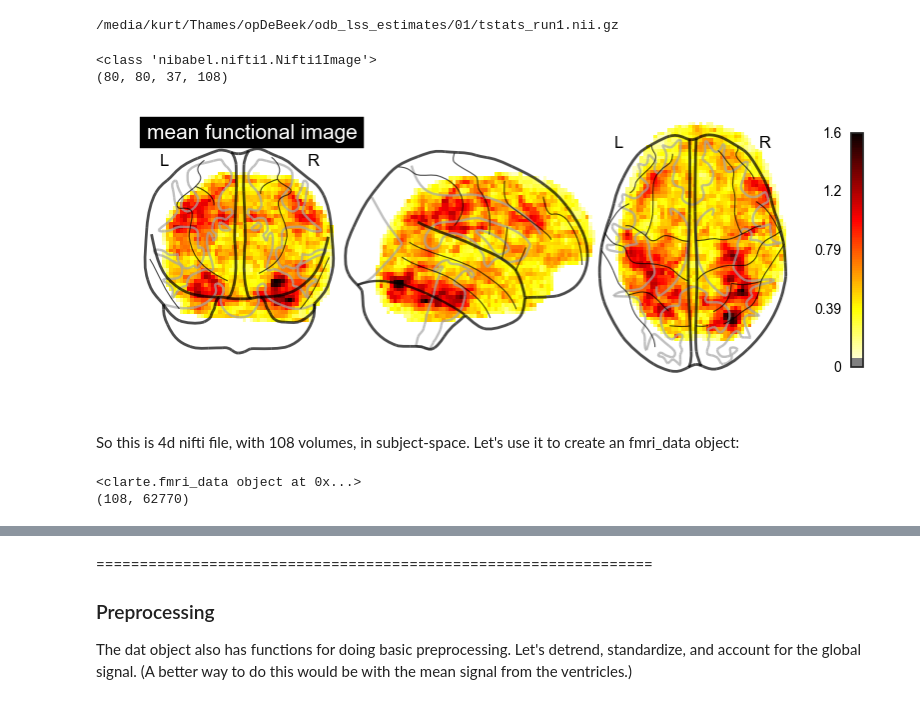
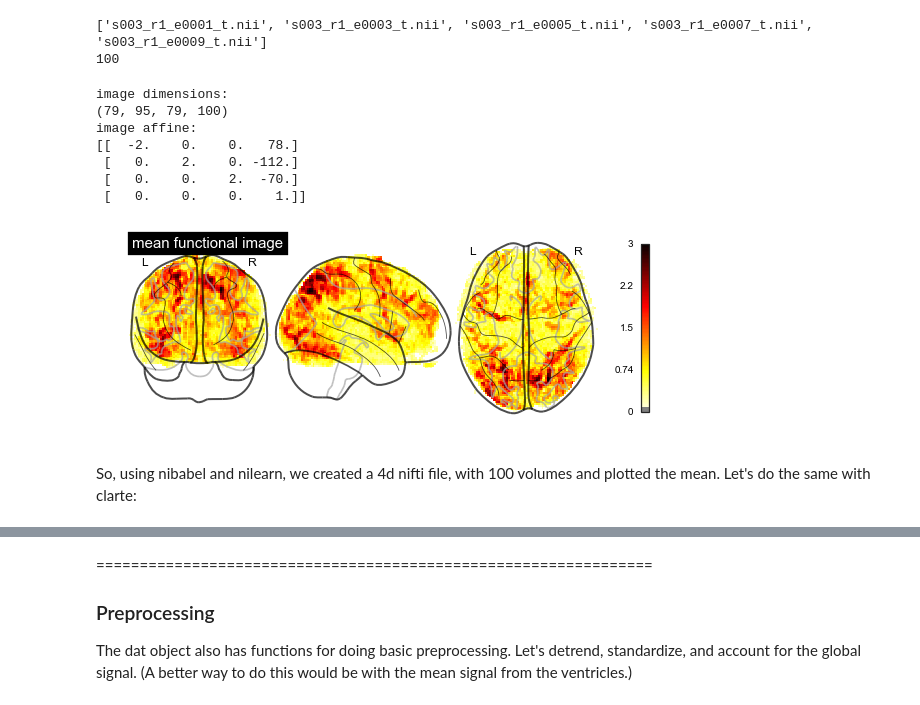
Before and after one commit to kbraunlich/kbraunlich.github.io, a Jupyter notebook: clarteDemo.ipynb, the cells around one changed output, grey strips where cells are left out. Cells and saved outputs as stored; diff of their text form; code cells hidden in the pictures.

Commit message:
added clarte html file.

```diff
--- a/clarteDemo.ipynb
+++ b/clarteDemo.ipynb
@@ -36,29 +45,38 @@ sub = 1
-# %%
-# find the first 4d image:
-imgPath1 = np.sort(glob.glob(lssFldr+'/%2.2d/tstats_run*.nii.gz'%(sub)))[0]
-print(imgPath1)
-# %% [output]
-/media/kurt/Thames/opDeBeek/odb_lss_estimates/01/tstats_run1.nii.gz
+# %%
+# setup
+lssFldr = '/Volumes/TAUREAU/protoGen_4_18_14/scripts/singleTrial_2x2/tMaps/s003'
+# %%
+# find and sort 3d image paths:
+imgPaths = np.sort(glob.glob(lssFldr+'/s*.nii'))[:100]
+print([os.path.basename(imgPaths[i]) for i in range(5)])
+print(len(imgPaths))
+# %% [output]
+['s003_r1_e0001_t.nii', 's003_r1_e0003_t.nii', 's003_r1_e0005_t.nii', 's003_r1_e0007_t.nii', 's003_r1_e0009_t.nii']
+100
 # %%
-# using nibabel and nilearn, let's take a look at the first run:
-imgs = nib.load(imgPath1)
-print(type(imgs))
-print(imgs.shape)
+# using nibabel and nilearn, let's take a look at the data:
+imgs   = nib.concat_images(imgPaths)
+affine = imgs.affine
+dim    = imgs.shape
+
+print('image dimensions:')
+print(dim)
+print('image affine:')
+print(affine)
+
 # let's create a mean image and plot it:
 im = nib.Nifti1Image(np.mean(imgs.get_data(),axis=3),imgs.affine)
 plot_glass_brain(im,title='mean functional image',colorbar=True)
-plt.show()
+
 del imgs
 # %% [output]
-<class 'nibabel.nifti1.Nifti1Image'>
-(80, 80, 37, 108)
+image dimensions:
+(79, 95, 79, 100)
+image affine:
+[[  -2.    0.    0.   78.]
+ [   0.    2.    0. -112.]
+ [   0.    0.    2.  -70.]
+ [   0.    0.    0.    1.]]
-[figure, old version]
+[figure, new version]
-# %% [markdown]
-So this is 4d nifti file, with 108 volumes, in subject-space. Let's use it to create an fmri_data object:
-# %%
-dat = cl.fmri_data([imgPath1],'background')
-print(dat)
-print(dat.dat.shape)
-# %% [output]
-<clarte.fmri_data object at 0x...>
-(108, 62770)
+# %% [markdown]
+So, using nibabel and nilearn, we created a 4d nifti file, with 100 volumes and plotted the mean. Let's do the same with clarte:
```
Also changed, not shown: parts of 25 cells of this notebook, 4 other files.
